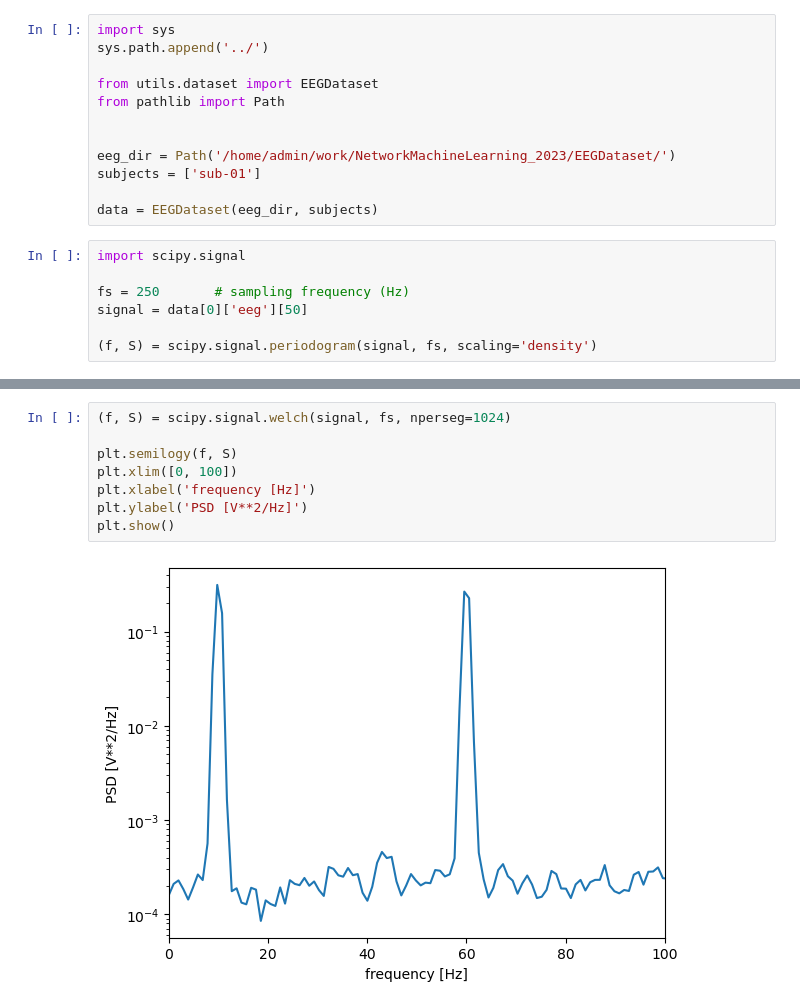
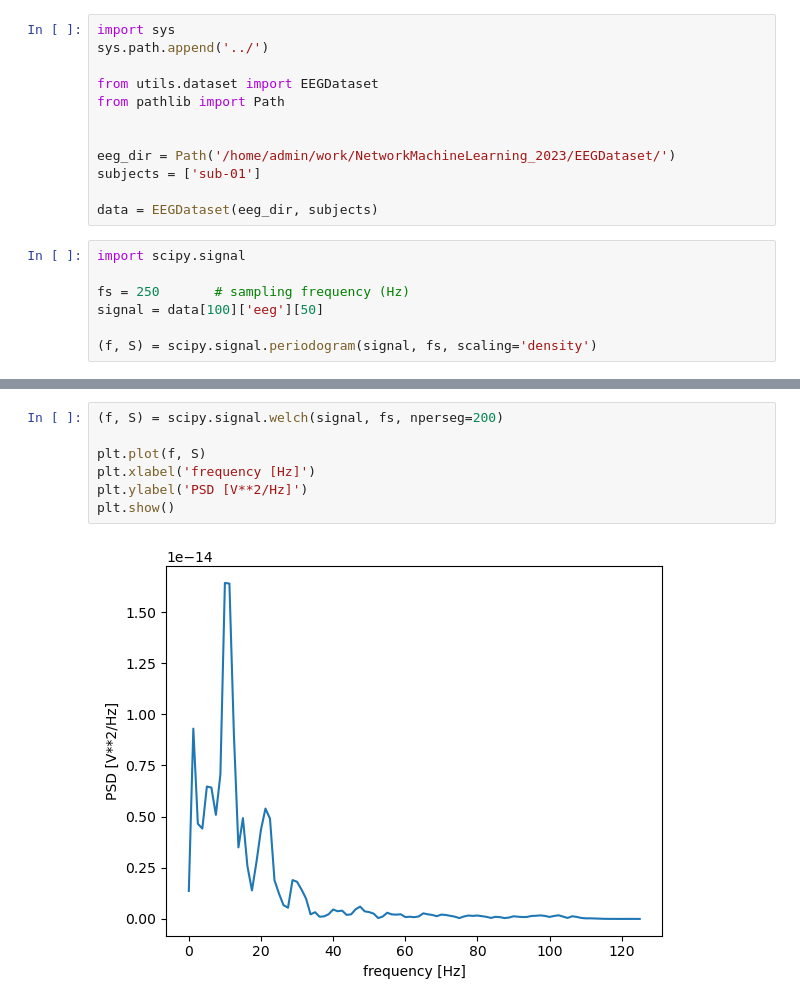
Before and after one commit to NinoHerve/NetworkMachineLearning_2023, a Jupyter notebook: NotebooksNino/Prprocessing.ipynb, the cells around one changed output, grey strips where cells are left out. Cells and saved outputs as stored; diff of their text form.

```diff
--- a/NotebooksNino/Prprocessing.ipynb
+++ b/NotebooksNino/Prprocessing.ipynb
@@ -14,7 +14,7 @@ data = EEGDataset(eeg_dir, subjects)
 import scipy.signal
 
 fs = 250       # sampling frequency (Hz)
-signal = data[0]['eeg'][50]
+signal = data[100]['eeg'][50]
 
 (f, S) = scipy.signal.periodogram(signal, fs, scaling='density')
 # %%
@@ -31,10 +29,9 @@ plt.show()
 # %%
-(f, S) = scipy.signal.welch(signal, fs, nperseg=1024)
+(f, S) = scipy.signal.welch(signal, fs, nperseg=200)
 
-plt.semilogy(f, S)
-plt.xlim([0, 100])
+plt.plot(f, S)
 plt.xlabel('frequency [Hz]')
 plt.ylabel('PSD [V**2/Hz]')
 plt.show()
 # %% [output]
-[figure, old version]
+[figure, new version]
```
Also changed, not shown: parts of 1 cell of this notebook, 6 other files.
